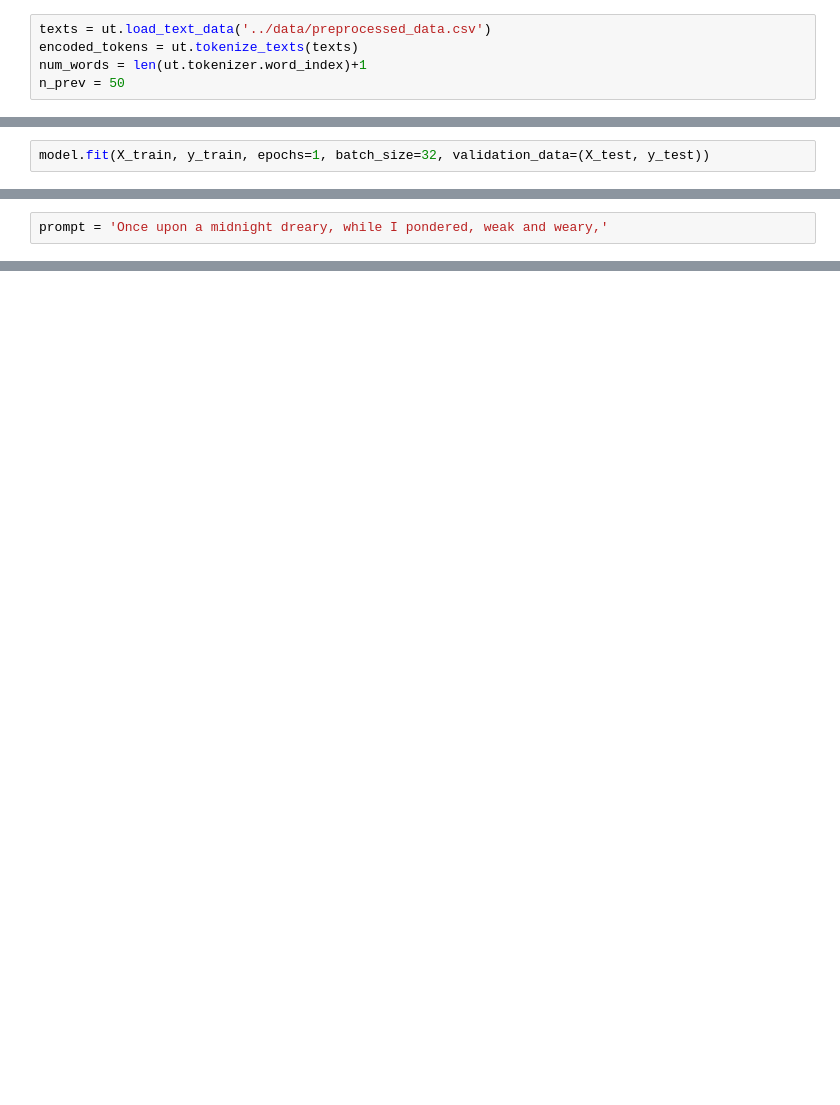
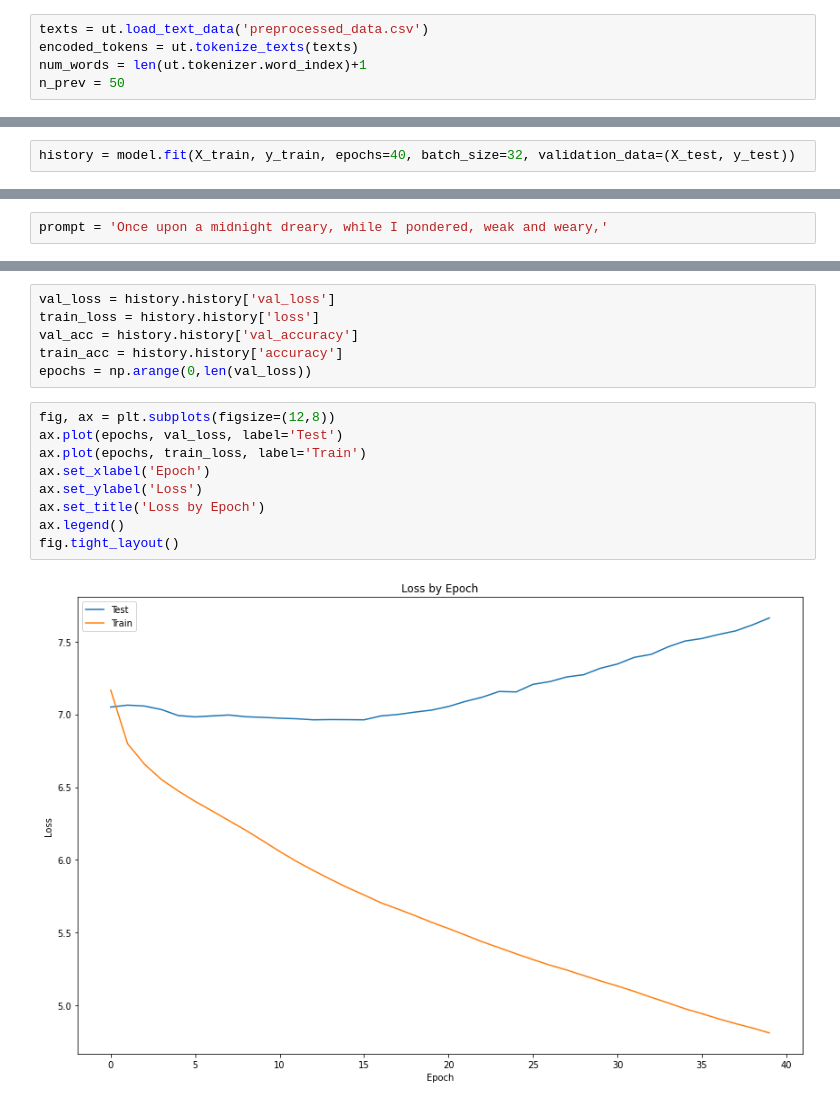
Before and after one commit to Kellenpoto/Edgar-Allen-Poem-Generator, a Jupyter notebook: notebooks/word_model.ipynb, the cells around one changed output, grey strips where cells are left out. Cells and saved outputs as stored; diff of their text form; blank space fills up the shorter version.

```diff
--- a/notebooks/word_model.ipynb
+++ b/notebooks/word_model.ipynb
@@ -14,7 +15,7 @@ from tensorflow.keras.utils import to_categorical
 from tensorflow.keras.callbacks import EarlyStopping, ModelCheckpoint
 from tensorflow.keras.layers import Dropout, LSTM, Dense, Embedding
 # %%
-texts = ut.load_text_data('../data/preprocessed_data.csv')
+texts = ut.load_text_data('preprocessed_data.csv')
 encoded_tokens = ut.tokenize_texts(texts)
 num_words = len(ut.tokenizer.word_index)+1
 n_prev = 50
@@ -52,4 +53,4 @@ Trainable params: 6,630,343
 Non-trainable params: 0
 _________________________________________________________________
 # %%
-model.fit(X_train, y_train, epochs=1, batch_size=32, validation_data=(X_test, y_test))
+history = model.fit(X_train, y_train, epochs=40, batch_size=32, validation_data=(X_test, y_test))
@@ -59,0 +82,17 @@ ut.generate_poetry_words(prompt, 20, 1, model)
+# %%
+val_loss = history.history['val_loss']
+train_loss = history.history['loss']
+val_acc = history.history['val_accuracy']
+train_acc = history.history['accuracy']
+epochs = np.arange(0,len(val_loss))
+# %%
+fig, ax = plt.subplots(figsize=(12,8))
+ax.plot(epochs, val_loss, label='Test')
+ax.plot(epochs, train_loss, label='Train')
+ax.set_xlabel('Epoch')
+ax.set_ylabel('Loss')
+ax.set_title('Loss by Epoch')
+ax.legend()
+fig.tight_layout()
+# %% [output]
+[figure, added]
```
Also changed, not shown: parts of 4 cells of this notebook, 17 other files.
